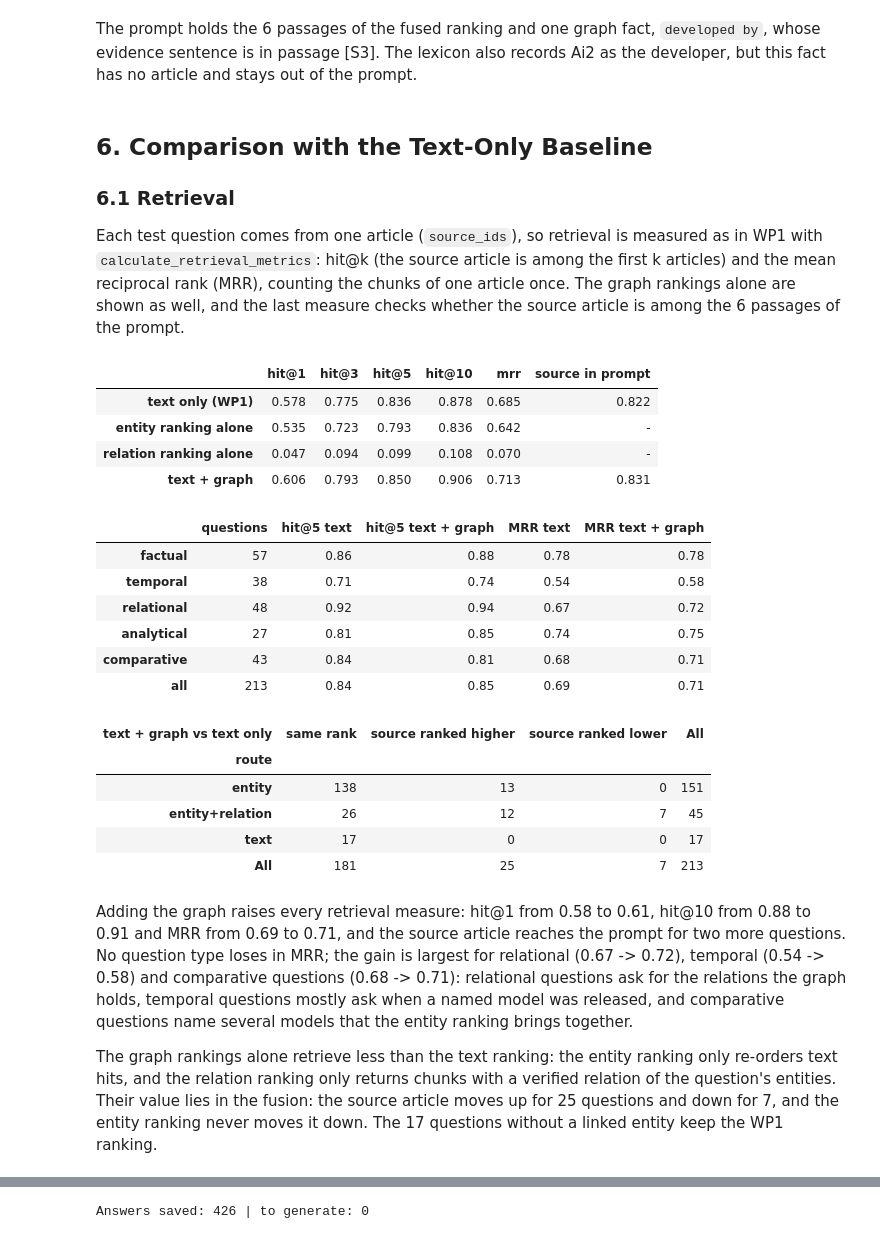
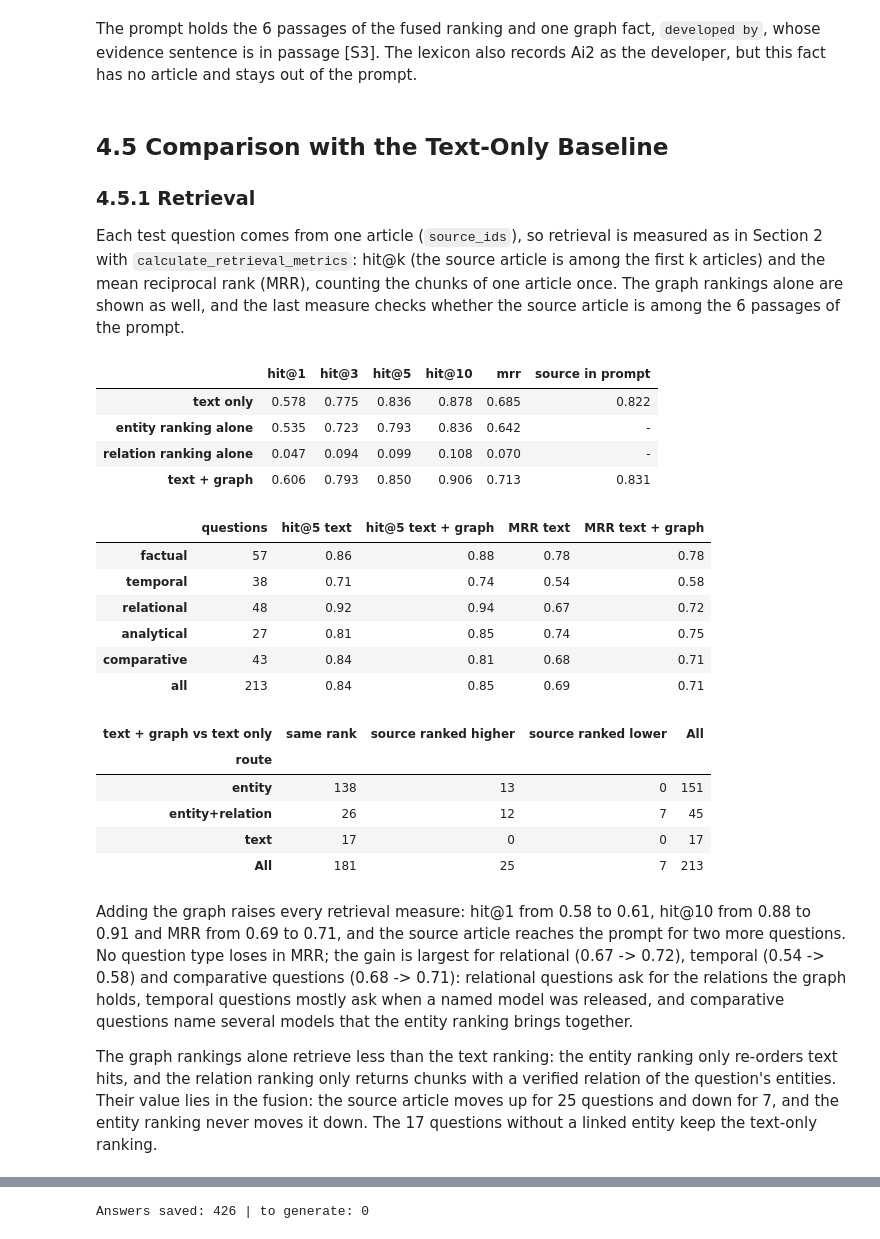
Before and after one commit to jihyeon26/computational-language-technology-hs26, a Jupyter notebook: stage3/stage3_final.ipynb, the cells around one changed output, grey strips where cells are left out. Drawn from its saved outputs; the diff is of its cells as text; code cells hidden in the pictures.

```diff
--- a/stage3/stage3_final.ipynb
+++ b/stage3/stage3_final.ipynb
@@ -1060,7 +1031,7 @@ assertions = label_assertions(pd.read_parquet(STAGE1_KG / "typed_edges_assertion
 collapsed = pd.read_parquet(STAGE1_KG / "typed_edges_collapsed.parquet")
 relations_all_tiers = pd.read_parquet(STAGE1_KG / "relations_all_tiers.parquet")
 evidence_status = pd.read_parquet(STAGE1_KG / "evidence_status.parquet")
-sentences = pd.read_csv(STAGE1_WP2 / "sentences.csv")
+sentences = pd.read_csv(STAGE1_EXTRACTION / "sentences.csv")
 labels_of = nodes.set_index("entity_id")["canonical_name"]
 print(f"Stage 1 graph: {len(nodes):,} nodes, {len(collapsed):,} edges, {len(assertions):,} evidence rows")
 # %% [output]
@@ -1488,9 +1410,9 @@ ctx = ToolContext()
 ingest, chunk, retrieve, synthesize, retrieval_metrics = resolve_tools(
     ["ingest_corpus", "chunk_by_size", "retrieve_passages", "synthesize_answer", "calculate_retrieval_metrics"])
 
-# Corpus file and chunk embeddings of WP1 (written again into the WP1 folder if they are missing)
-WP1_RAG_DIR.mkdir(parents=True, exist_ok=True)
-CORE_CSV = WP1_RAG_DIR / RAG_SETTINGS["corpus"]["file"]
+# Corpus file and chunk embeddings of Section 2 (written again into their folder if they are missing)
+PART1_RAG_DIR.mkdir(parents=True, exist_ok=True)
+CORE_CSV = PART1_RAG_DIR / RAG_SETTINGS["corpus"]["file"]
 if not CORE_CSV.exists():
     corpus = pd.read_parquet(DATA_DIR / "corpus_clean.parquet",
                              columns=["doc_id", "date", "domain", "url", "title", "text", "om_tier"])
@@ -1505,7 +1427,7 @@ chunk_corpus = get_corpus(chunks["corpus"])
 embedding_model = SentenceTransformer(RAG_SETTINGS["embedding_model"])
 configure_embedder(lambda texts: embedding_model.encode(texts, batch_size=64, normalize_embeddings=True,
                                                         show_progress_bar=len(texts) > 1000))
-EMB_PATH = WP1_RAG_DIR / RAG_SETTINGS["embeddings_file"]
+EMB_PATH = PART1_RAG_DIR / RAG_SETTINGS["embeddings_file"]
 if EMB_PATH.exists():
     load_embeddings(chunk_corpus, EMB_PATH)
 else:
@@ -1517,7 +1439,7 @@ ANSWER_ARGS = RAG_SETTINGS["generation"]
 
 
 def search(question, strategy=RETRIEVAL_ARGS["strategy"], size=RETRIEVAL_ARGS["size"], **args):
-    # The WP1 search: `size` best chunks for `question`
+    # The search of Section 2: `size` best chunks for `question`
     return retrieve.run({"query": question, "input": chunks, "strategy": strategy, "size": size, **args}, context=ctx)
 
 
@@ -1542,28 +1464,28 @@ matches any node name or name token in the question, which links common words th
   Stage 1 exception for products that contain *Llama* (*Llama Nemotron*, *Llama Stack*).
 # %%
 lexicon = json.loads(LEXICON.read_text(encoding="utf-8"))
-FAMILY_EXCEPTIONS = {"Llama": r"\bLlama[\w.\- ]{0,15}?(?:Nemotron|Stack)\b|\bLlamaCon\b"}   # as in Stage 1 and WP1
+FAMILY_EXCEPTIONS = {"Llama": r"\bLlama[\w.\- ]{0,15}?(?:Nemotron|Stack)\b|\bLlamaCon\b"}   # as in Stage 1 and Section 1
 linker = EntityLinker(nodes, {f["label"]: f["rx"] for f in lexicon["families"].values()}, FAMILY_EXCEPTIONS)
-string_matching = retrievers["after"]   # the retriever of Section 1.6
+string_matching = retrievers["after"]   # the retriever of Section 3.6
 
 rows = []
 for q in EVAL_SET:
     before = string_matching.resolve_entities(q["question"])
     after = linker.link(q["question"])
     rows.append({"id": q["id"], "type": q["type"], "question": q["question"],
-                 "Section 1.6": ", ".join(m["canonical_name"] for m in before),
+                 "Section 3.6": ", ".join(m["canonical_name"] for m in before),
                  "revised": ", ".join(f"{m.name} ({m.surface})" if m.name != m.surface else m.name for m in after),
                  "before_n": len(before), "after_n": len(after),
                  "before_common_word": any(m["entity_type"] not in NAMED_TYPES for m in before),
                  "after_family": any(m.method != "node_name" for m in after)})
 linking = pd.DataFrame(rows)
-print(f"Questions with a linked entity: Section 1.6 {linking['before_n'].gt(0).sum()}, revised "
-      f"{linking['after_n'].gt(0).sum()} of {len(linking)} | linked to a common-word node: Section 1.6 "
+print(f"Questions with a linked entity: Section 3.6 {linking['before_n'].gt(0).sum()}, revised "
+      f"{linking['after_n'].gt(0).sum()} of {len(linking)} | linked to a common-word node: Section 3.6 "
       f"{linking['before_common_word'].sum()}, revised 0 | linked to a family through a version or lexicon "
       f"name: {linking['after_family'].sum()}")
 EXAMPLES = ["When did Google release Gemma 3?", "Which Qwen versions came before Qwen3.8?",
             "Which base models are Skywork's reward models built on?", "Which model family is DataGemma built on?",
             "Does turning off reasoning hurt the accuracy of Nemotron Nano 12B v2?",
             "How much does a 16-message chatbot conversation cost with Llama 3 70B on AWS Bedrock compared with GPT-4o?"]
-display(linking.set_index("question").loc[[e for e in EXAMPLES if e in set(linking["question"])], ["Section 1.6", "revised"]])
+display(linking.set_index("question").loc[[e for e in EXAMPLES if e in set(linking["question"])], ["Section 3.6", "revised"]])
 # %% [output]
@@ -1604,7 +1526,7 @@ as follows:
   rarely the comparison asked for;
 - **lexicon facts** never enter retrieval or the prompt: they have no article to cite.
 # %%
-mentions = node_mentions(pd.read_csv(STAGE1_WP2 / "entity_mentions.csv", usecols=["entity_id", "doc_id", "sentence_id", "date"]), nodes)
+mentions = node_mentions(pd.read_csv(STAGE1_EXTRACTION / "entity_mentions.csv", usecols=["entity_id", "doc_id", "sentence_id", "date"]), nodes)
 graph_rag = GraphTextRetriever(linker, graph_relations, mentions, chunk_corpus.records, search, background=background)
 print(f"Graph: {len(graph_relations):,} relations used for retrieval, {mentions['entity_id'].nunique():,} nodes with "
       f"{len(mentions):,} sentence mentions in {mentions['document_id'].nunique():,} articles")
@@ -1696,18 +1618,18 @@ Lexicon facts of these entities (not in the prompt): [{'subject': 'OLMo / Molmo
 The prompt holds the 6 passages of the fused ranking and one graph fact, `developed by`, whose evidence sentence is in
 passage [S3]. The lexicon also records Ai2 as the developer, but this fact has no article and stays out of the prompt.
 # %% [markdown]
-## 6. Comparison with the Text-Only Baseline
+## 4.5 Comparison with the Text-Only Baseline
 
-### 6.1 Retrieval
+### 4.5.1 Retrieval
 
-Each test question comes from one article (`source_ids`), so retrieval is measured as in WP1 with
+Each test question comes from one article (`source_ids`), so retrieval is measured as in Section 2 with
 `calculate_retrieval_metrics`: hit@k (the source article is among the first k articles) and the mean reciprocal rank
 (MRR), counting the chunks of one article once. The graph rankings alone are shown as well, and the last measure
 checks whether the source article is among the 6 passages of the prompt.
 # %%
 runs = {q["id"]: graph_rag.retrieve(q["question"], **RETRIEVAL_ARGS) for q in EVAL_SET}
 source_of = {r["id"]: r["source_id"] for r in chunk_corpus.records}
-SYSTEMS = {"text only (WP1)": lambda r: r["rankings"]["text"],
+SYSTEMS = {"text only": lambda r: r["rankings"]["text"],
            "entity ranking alone": lambda r: r["rankings"]["entity"],
            "relation ranking alone": lambda r: r["rankings"]["relation"],
            "text + graph": lambda r: [p["id"] for p in r["passages"]]}
@@ -1719,38 +1641,38 @@ def score(ids_of):
     out = retrieval_metrics.run({"results": results, "k": [1, 3, 5, 10]}, context=ctx)
     return out["summary"], pd.DataFrame(out["per_question"])
 
 
 summaries, per_question = {}, {}
 for name, ids_of in SYSTEMS.items():
     summaries[name], per_question[name] = score(ids_of)
-for name, key in [("text only (WP1)", "text"), ("text + graph", "fused")]:
+for name, key in [("text only", "text"), ("text + graph", "fused")]:
     in_prompt = []
     for q in EVAL_SET:
         run = runs[q["id"]]
         ids = run["rankings"]["text"] if key == "text" else [p["id"] for p in run["passages"]]
         passages = [{k: v for k, v in chunk_info[i].items() if k not in ("text", "chunk_text")} for i in ids]
         in_prompt.append(any(s["source_id"] in q["source_ids"] for s in prompt_sources(passages, run["corpus"])))
     summaries[name]["source in prompt"] = float(np.mean(in_prompt))
 table = pd.DataFrame(summaries).T[["hit@1", "hit@3", "hit@5", "hit@10", "mrr", "source in prompt"]]
 display(table.apply(lambda column: column.map(lambda v: "-" if pd.isna(v) else f"{v:.3f}")))
 
 types = pd.Series({q["id"]: q["type"] for q in EVAL_SET})
 routes = pd.Series({qid: run["route"] for qid, run in runs.items()})
 by_type = pd.DataFrame({"questions": types.value_counts()})
 for metric, column in [("hit@5", "hit@5"), ("MRR", "reciprocal_rank")]:
-    for name, short in [("text only (WP1)", "text"), ("text + graph", "text + graph")]:
+    for name, short in [("text only", "text"), ("text + graph", "text + graph")]:
         by_type[f"{metric} {short}"] = per_question[name].set_index("id")[column].groupby(types).mean()
 by_type.loc["all"] = [len(EVAL_SET)] + [table.loc[n, c] for c in ["hit@5", "mrr"]
-                                        for n in ["text only (WP1)", "text + graph"]]
+                                        for n in ["text only", "text + graph"]]
 display(by_type.reindex(TYPES + ["all"]).astype({"questions": int}).round(2))
 
-rank_text = per_question["text only (WP1)"].set_index("id")["reciprocal_rank"]
+rank_text = per_question["text only"].set_index("id")["reciprocal_rank"]
 rank_graph = per_question["text + graph"].set_index("id")["reciprocal_rank"]
 change = np.sign(rank_graph - rank_text).map({1: "source ranked higher", -1: "source ranked lower", 0: "same rank"})
 display(pd.crosstab(routes.rename("route"), change.rename("text + graph vs text only"), margins=True))
 # %% [output]
 |  | hit@1 | hit@3 | hit@5 | hit@10 | mrr | source in prompt |
-| text only (WP1) | 0.578 | 0.775 | 0.836 | 0.878 | 0.685 | 0.822 |
+| text only | 0.578 | 0.775 | 0.836 | 0.878 | 0.685 | 0.822 |
 | entity ranking alone | 0.535 | 0.723 | 0.793 | 0.836 | 0.642 | - |
 | relation ranking alone | 0.047 | 0.094 | 0.099 | 0.108 | 0.070 | - |
 | text + graph | 0.606 | 0.793 | 0.850 | 0.906 | 0.713 | 0.831 |
@@ -1777,5 +1699,5 @@ questions name several models that the entity ranking brings together.
 The graph rankings alone retrieve less than the text ranking: the entity ranking only re-orders text hits, and the
 relation ranking only returns chunks with a verified relation of the question's entities. Their value lies in the
 fusion: the source article moves up for 25 questions and down for 7, and the entity ranking never moves it down. The
-17 questions without a linked entity keep the WP1 ranking.
+17 questions without a linked entity keep the text-only ranking.
 # %% [markdown]
```
Also changed, not shown: parts of 76 cells of this notebook.
